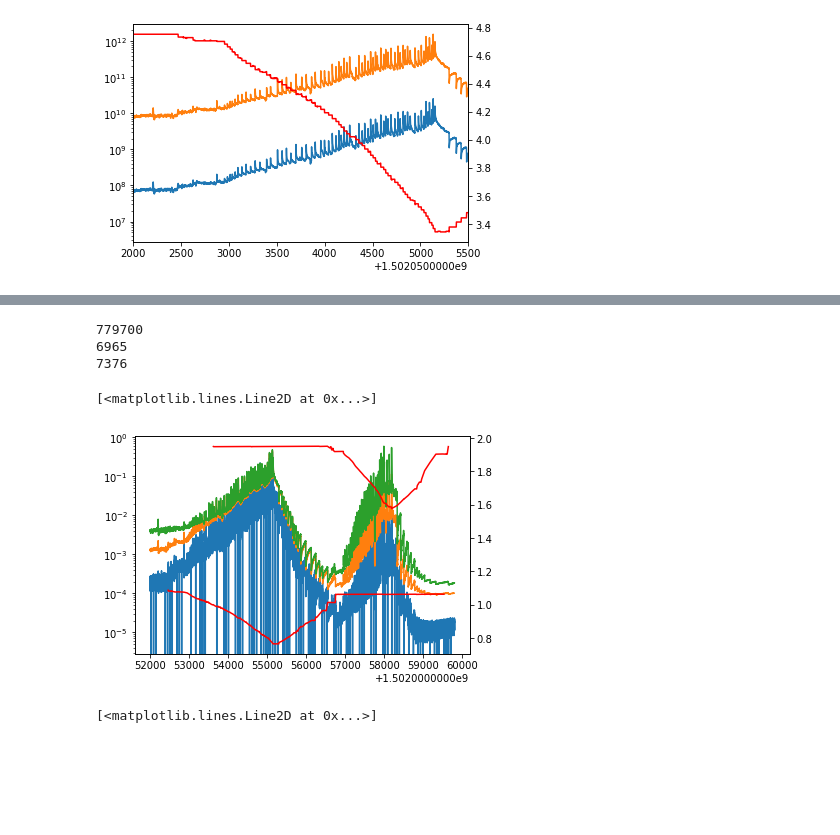
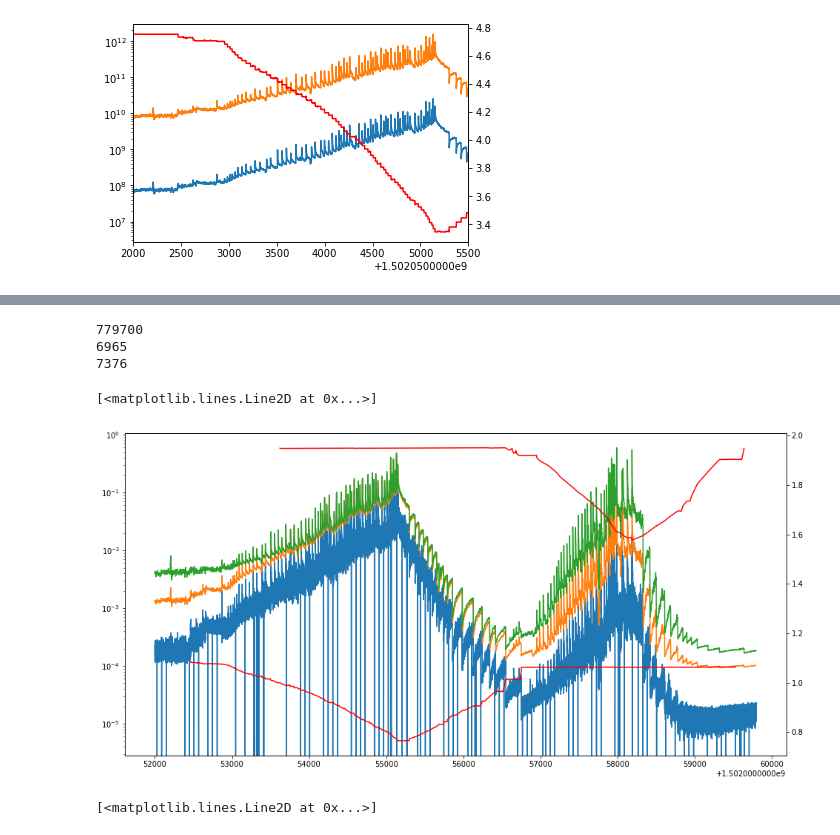
Before and after one commit to carlidel/collimator_scans, a Jupyter notebook: conversion_factor.ipynb, the cells around one changed output, grey strips where cells are left out. Saved outputs shown, nothing was run; the diff lists cells and outputs as text; code cells hidden in the pictures; blank space fills up the shorter version.

```diff
--- a/conversion_factor.ipynb
+++ b/conversion_factor.ipynb
@@ -131,29 +132,31 @@ plt.yscale("log")
 # %%
+plt.figure(figsize=(16, 8))
+
 d = data[6052]["TCP_IR7_B1V"]["hires"]["BLMTI.06L7.B1E10_TCP.D6L7.B1:LOSS_FAST"]
 plt.plot(d[0], d[1])
 print(len(d[0]))
 d = data[6052]["TCP_IR7_B1V"]["hires"]["BLMTI.06L7.B1E10_TCP.C6L7.B1:LOSS_RS09"]
 plt.plot(d[0], d[1])
 print(len(d[0]))
 d = data[6052]["TCP_IR7_B1V"]["hires"]["BLMEI.06L7.B1E10_TCP.A6L7.B1:LOSS_RS09"]
 plt.plot(d[0], d[1])
 print(len(d[0]))
 plt.yscale("log")
 
 # plt.twinx()
 # d = data[6052]["TCP_IR7_B1V"]["hires"]["LHC.BCTDC.A6R4.B1:BEAM_INTENSITY"]
 # plt.plot(d[0], d[1], c="red")
 plt.twinx()
 x = data[6052]["TCP_IR7_B1V"]["lowres"]['timestamps']
 plt.plot(x, data[6052]["TCP_IR7_B1V"]["lowres"]['TCP.D6L7.B1:MEAS_LVDT_LU'], c="red")
 x = data[6052]["TCP_IR7_B1H"]["lowres"]['timestamps']
 plt.plot(x, data[6052]["TCP_IR7_B1H"]["lowres"]['TCP.C6L7.B1:MEAS_LVDT_LU'], c="red")
 # %% [output]
 779700
 6965
 7376
 [<matplotlib.lines.Line2D at 0x...>]
-[figure, old version]
+[figure, new version]
 # %%
 # di = data[6052]["TCP_IR7_B1V"]["hires"]["LHC.BCTDC.A6R4.B1:BEAM_INTENSITY"]
 # plt.plot(di[0], di[1], c="red")
```
Also changed, not shown: parts of 2 cells of this notebook, 17 other files.
